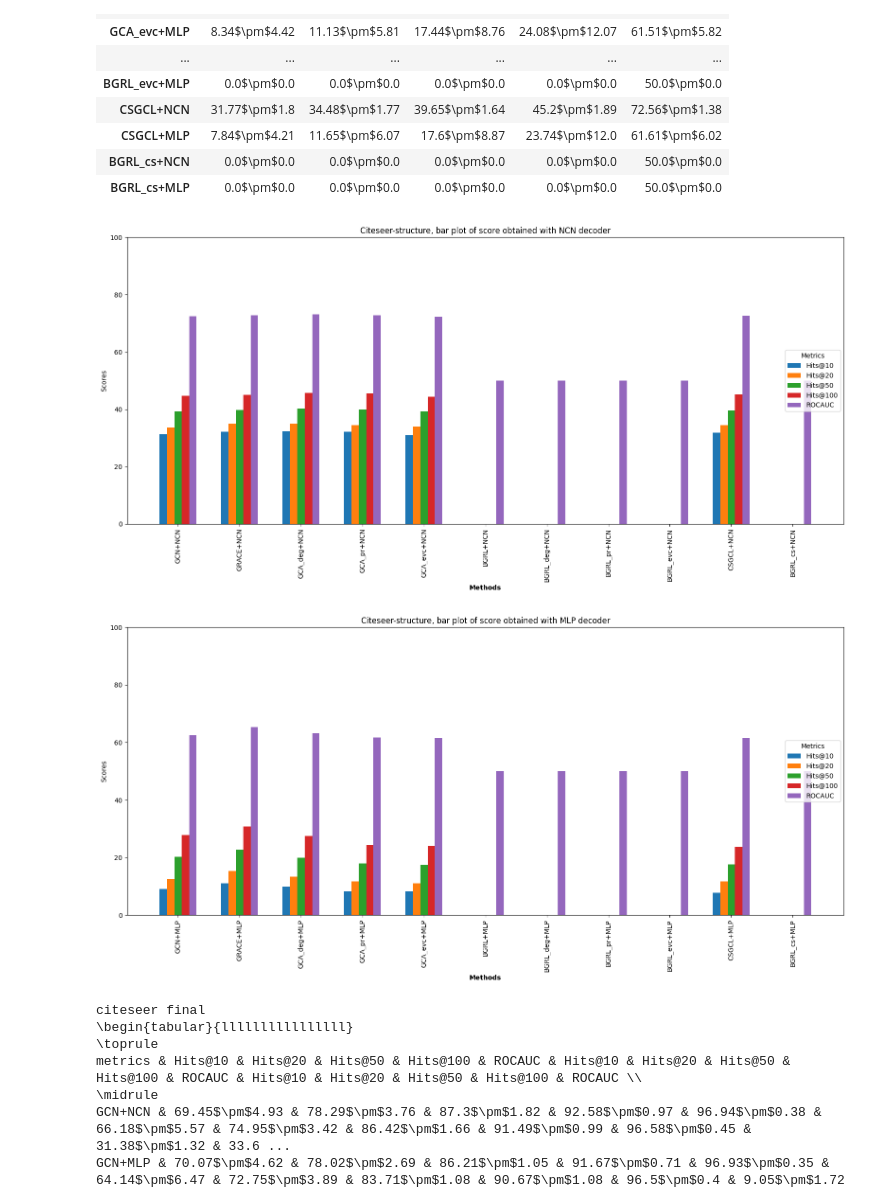
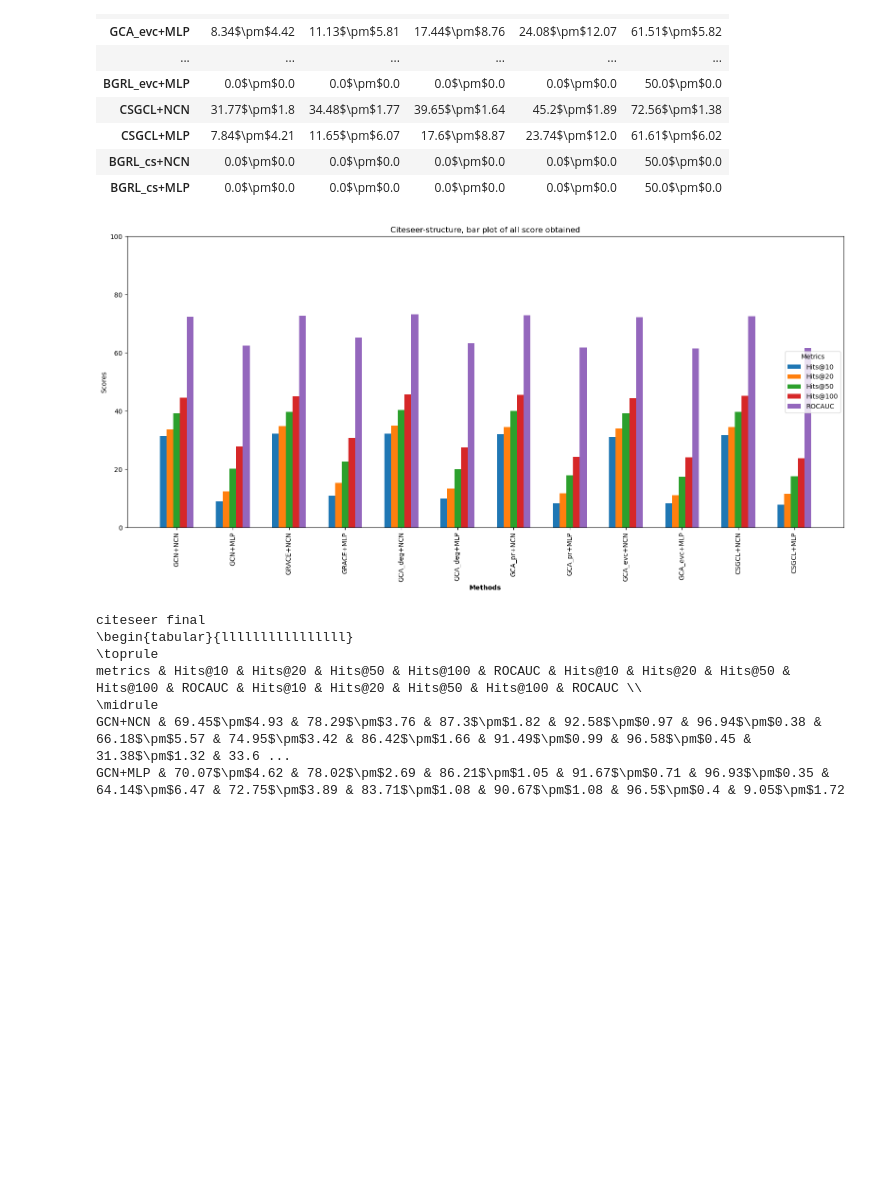
Before and after one commit to valentincuzin/GCL-Link-Prediction, a Jupyter notebook: Comparative_Study/Analysis.ipynb, the cells around one changed output. Saved outputs shown, nothing was run; the diff lists cells and outputs as text; code cells hidden in the pictures; blank space fills up the shorter version.

```diff
--- a/Comparative_Study/Analysis.ipynb
+++ b/Comparative_Study/Analysis.ipynb
@@ -184,13 +184,10 @@ BGRL_cs+MLP & 0.0$\pm$0.0 & 0.0$\pm$0.0 & 0.0$\pm$0.0 & 0.0$\pm$0.0 & 50.0$\pm$0
 | BGRL_cs+NCN | 0.0$\pm$0.0 | 0.0$\pm$0.0 | 0.0$\pm$0.0 | 0.0$\pm$0.0 | 50.0$\pm$0.0 |
 | BGRL_cs+MLP | 0.0$\pm$0.0 | 0.0$\pm$0.0 | 0.0$\pm$0.0 | 0.0$\pm$0.0 | 50.0$\pm$0.0 |
 # %%
-data2_ncn = data2[data2.index.str.contains('NCN')]
-data2_mlp = data2[data2.index.str.contains('MLP')]
-bar_plot(data2_ncn, "Citeseer-structure, bar plot of score obtained with NCN decoder")
-bar_plot(data2_mlp, "Citeseer-structure, bar plot of score obtained with MLP decoder")
+data2 = data2[~data2.index.str.contains('BGRL')]
+bar_plot(data2, "Citeseer-structure, bar plot of all score obtained")
 # %% [output]
-[figure, old version]
+[figure, new version]
-[figure, removed]
 # %%
 citeseer = pd.concat([data0, data1, data2], axis=1)
 print('citeseer final')
```
Also changed, not shown: 3 other files.
